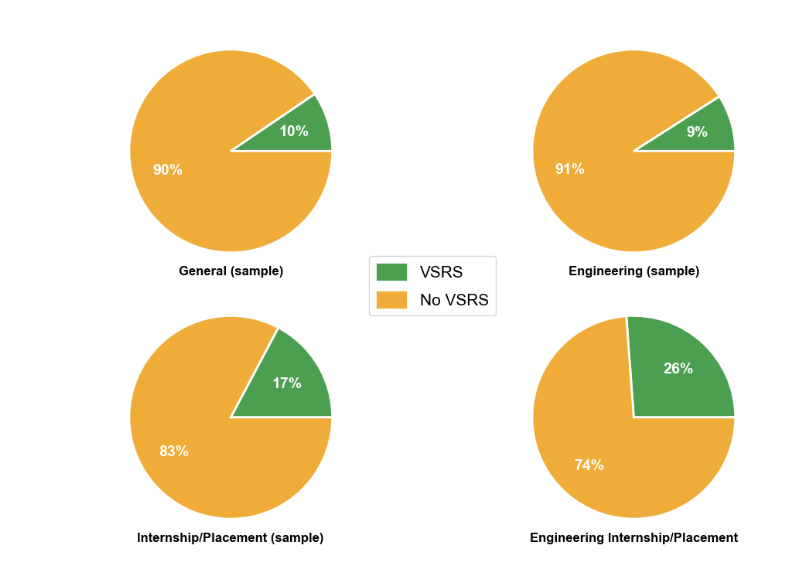
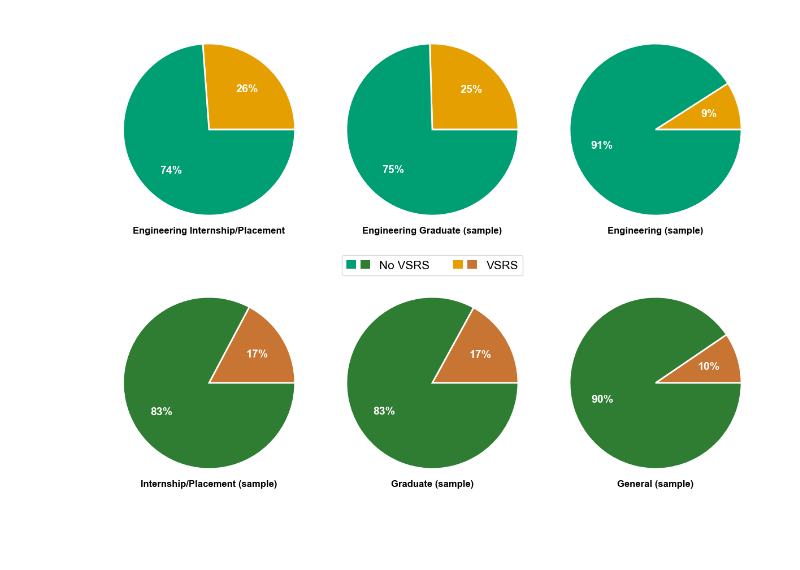
Before and after one commit to elijahalways/EVR, a Jupyter notebook: evr_filter_visuals.ipynb, the cells around one changed output. Cells and saved outputs as stored; diff of their text form; code cells hidden in the pictures; blank space fills up the shorter version.

```diff
--- a/evr_filter_visuals.ipynb
+++ b/evr_filter_visuals.ipynb
@@ -29,66 +39,80 @@ Internship/Placement (sample) jobs with VSRS at 17.24%: 2069 of 12000
 # %%
 # Create VSRS pie charts
 
 import matplotlib.pyplot as plt
+from matplotlib.patches import Patch
+from matplotlib.legend_handler import HandlerTuple
 
 plt.rcParams["font.family"] = "Arial"
 
 labels = ['VSRS', 'No VSRS']
 
-values1 = [len(fdf_vsrs), len(fdf_all)-len(fdf_vsrs)]
-values2 = [len(ufdf_vsrs), len(ufdf_all)-len(ufdf_vsrs)]
-values3 = [len(efdf_vsrs), len(efdf_all)-len(efdf_vsrs)]
-values4 = [len(ipfdf_vsrs), len(ipfdf_all)-len(ipfdf_vsrs)]
+# Define colours
+engineering_colours = ["#E69F00", "#009E73"]
+non_engineering_colours = ["#C87533", "#2E7D32"]
 
-colors = ['#4C9F50', "#EFAC39"]
+fig, axes = plt.subplots(2, 3, figsize=(12, 12))
 
-fig, axes = plt.subplots(2, 2, figsize=(12, 8))
+# Calculate VSRS and non-VSRS counts for each filter
+f   = [len(fdf_vsrs)  , len(fdf_all)-len(fdf_vsrs)    ]
+egf = [len(egfdf_vsrs), len(egfdf_all)-len(egfdf_vsrs)]
+ef  = [len(efdf_vsrs) , len(efdf_all)-len(efdf_vsrs)  ]
+ipf = [len(ipfdf_vsrs), len(ipfdf_all)-len(ipfdf_vsrs)]
+gf  = [len(gfdf_vsrs) , len(gfdf_all)-len(gfdf_vsrs)  ]
+uf  = [len(ufdf_vsrs) , len(ufdf_all)-len(ufdf_vsrs)  ]
 
-# Pie chart fdf
-axes[1,1].pie(values1, colors=colors, autopct='%1.0f%%', pctdistance=0.65,
-              textprops={'fontsize': 14, 'fontweight': 'bold', 'color': 'white'},
-              wedgeprops={'edgecolor': 'white', 'linewidth': 2})
-axes[1,1].text(0.5, 0.05, fdf_title, transform=axes[1,1].transAxes,
-               ha='center', va='top', fontsize=12, fontweight='bold')
+# Organise the data, title and axes placement
+pie_data = [
+    (f,   fdf_title,   (0, 0), engineering_colours),
+    (egf, egfdf_title, (0, 1), engineering_colours),
+    (ef,  efdf_title,  (0, 2), engineering_colours),
+    (ipf, ipfdf_title, (1, 0), non_engineering_colours),
+    (gf,  gfdf_title,  (1, 1), non_engineering_colours),
+    (uf,  ufdf_title,  (1, 2), non_engineering_colours)
+]
 
-# Pie chart ufdf
-axes[0,0].pie(values2, colors=colors, autopct='%1.0f%%', pctdistance=0.65,
-              textprops={'fontsize': 14, 'fontweight': 'bold', 'color': 'white'},
-              wedgeprops={'edgecolor': 'white', 'linewidth': 2})
-axes[0,0].text(0.5, 0.05, ufdf_title, transform=axes[0,0].transAxes,
-               ha='center', va='top', fontsize=12, fontweight='bold')
-
-# Pie chart efdf
-axes[0,1].pie(values3, colors=colors, autopct='%1.0f%%', pctdistance=0.65,
-              textprops={'fontsize': 14, 'fontweight': 'bold', 'color': 'white'},
-              wedgeprops={'edgecolor': 'white', 'linewidth': 2})
-axes[0,1].text(0.5, 0.05, efdf_title, transform=axes[0,1].transAxes,
-               ha='center', va='top', fontsize=12, fontweight='bold')
-
-# Pie chart ipfdf
-axes[1,0].pie(values4, colors=colors, autopct='%1.0f%%', pctdistance=0.65,
-              textprops={'fontsize': 14, 'fontweight': 'bold', 'color': 'white'},
-              wedgeprops={'edgecolor': 'white', 'linewidth': 2})
-axes[1,0].text(0.5, 0.05, ipfdf_title, transform=axes[1,0].transAxes,
-               ha='center', va='top', fontsize=12, fontweight='bold')
+# Create pie charts
+for values, title, position, colors in pie_data:
+    ax = axes[position]
+    ax.pie(
+        values,
+        colors=colors,
+        autopct='%1.0f%%',
+        pctdistance=0.65,
+        textprops={'fontsize': 14, 'fontweight': 'bold', 'color': 'white'},
+        wedgeprops={'edgecolor': 'white', 'linewidth': 2}
+    )
+    ax.text(
+        0.5, 0.05,
+        title,
+        transform=ax.transAxes,
+        ha='center',
+        va='top',
+        fontsize=12,
+        fontweight='bold'
+    )
 
 # Shared legend
+legend = [
+    ((Patch(facecolor="#009E73"), Patch(facecolor="#2E7D32")), "No VSRS"),
+    ((Patch(facecolor="#E69F00"), Patch(facecolor="#C87533")), "VSRS")
+]
 fig.legend(
-    labels,
-    loc='upper center',
-    ncol=1,
+    handles=[item[0] for item in legend],
+    labels=[item[1] for item in legend],
+    handler_map={tuple: HandlerTuple(ndivide=2)},
+    loc="upper center",
+    ncol=2,
     fontsize=15,
-    handlelength=2,
-    handleheight=1.5,
     frameon=True,
-    bbox_to_anchor=(0.5, 0.5)
+    bbox_to_anchor=(0.5, 0.45)
 )
 
 plt.tight_layout(rect=[0, 0, 1, 0.88])
 
 plt.savefig('filter_pie.svg', format='svg', bbox_inches='tight')
 # %% [output]
-[figure, old version]
+[figure, new version]
 # %%
 # Calculate quarterly VSRS percentages
 
```
Also changed, not shown: parts of 3 cells of this notebook, 3 other files.
